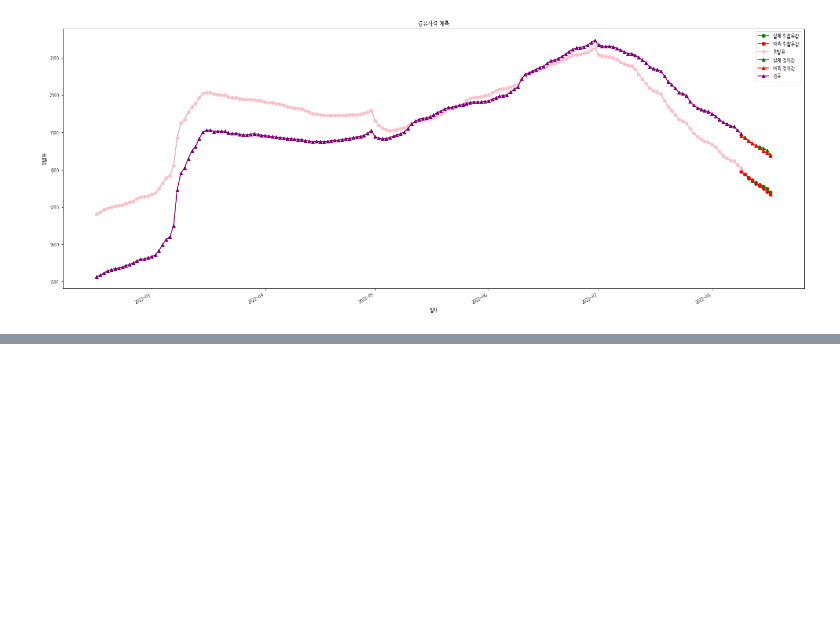
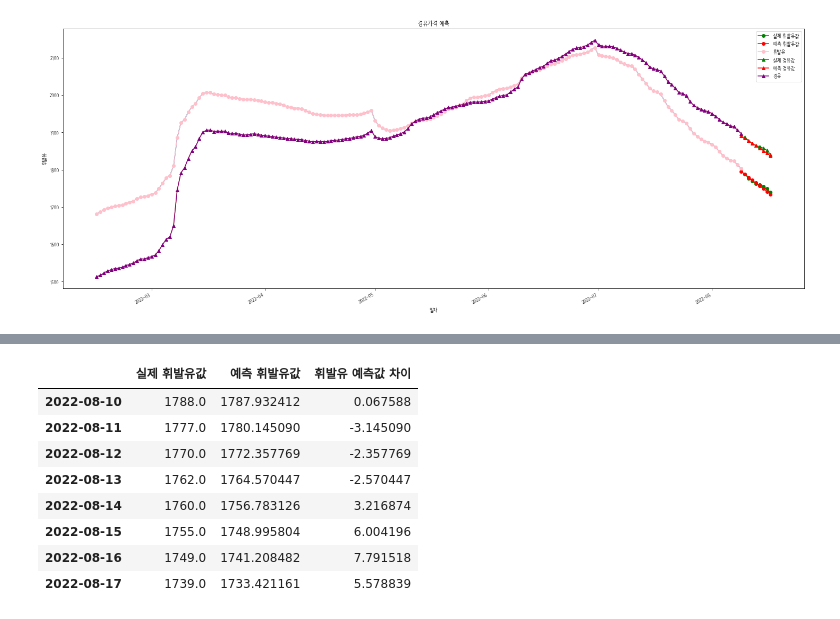
Before and after one commit to certainly-I/Busan-Oil-Price-Analysis, a Jupyter notebook: 3주유소_머신러닝.ipynb, the cells around one changed output, grey strips where cells are left out. Saved outputs shown, nothing was run; the diff lists cells and outputs as text; code cells hidden in the pictures; blank space fills up the shorter version.

```diff
--- a/3주유소_머신러닝.ipynb
+++ b/3주유소_머신러닝.ipynb
@@ -181,7 +181,8 @@ prd1_oil_price
 | 2022-08-16 | 1741.208482 |
 | 2022-08-17 | 1733.421161 |
 # %%
-pd.merge(cur1_oil_price, prd1_oil_price, how='inner', left_index=True, right_index=True)
+pred1_oil_price = pd.merge(cur1_oil_price, prd1_oil_price, how='inner', left_index=True, right_index=True)
+pred1_oil_price
 # %% [output]
 |  | 실제 휘발유값 | 예측 휘발유값 |
 | 2022-08-10 | 1788.0 | 1787.932412 |
@@ -340,0 +355,13 @@ plt.show()
+# %%
+pred1_oil_price["휘발유 예측값 차이"] = pred1_oil_price["실제 휘발유값"] - pred1_oil_price["예측 휘발유값"]
+pred1_oil_price
+# %% [output]
+|  | 실제 휘발유값 | 예측 휘발유값 | 휘발유 예측값 차이 |
+| 2022-08-10 | 1788.0 | 1787.932412 | 0.067588 |
+| 2022-08-11 | 1777.0 | 1780.145090 | -3.145090 |
+| 2022-08-12 | 1770.0 | 1772.357769 | -2.357769 |
+| 2022-08-13 | 1762.0 | 1764.570447 | -2.570447 |
+| 2022-08-14 | 1760.0 | 1756.783126 | 3.216874 |
+| 2022-08-15 | 1755.0 | 1748.995804 | 6.004196 |
+| 2022-08-16 | 1749.0 | 1741.208482 | 7.791518 |
+| 2022-08-17 | 1739.0 | 1733.421161 | 5.578839 |
```
Also changed, not shown: parts of 5 cells of this notebook.
